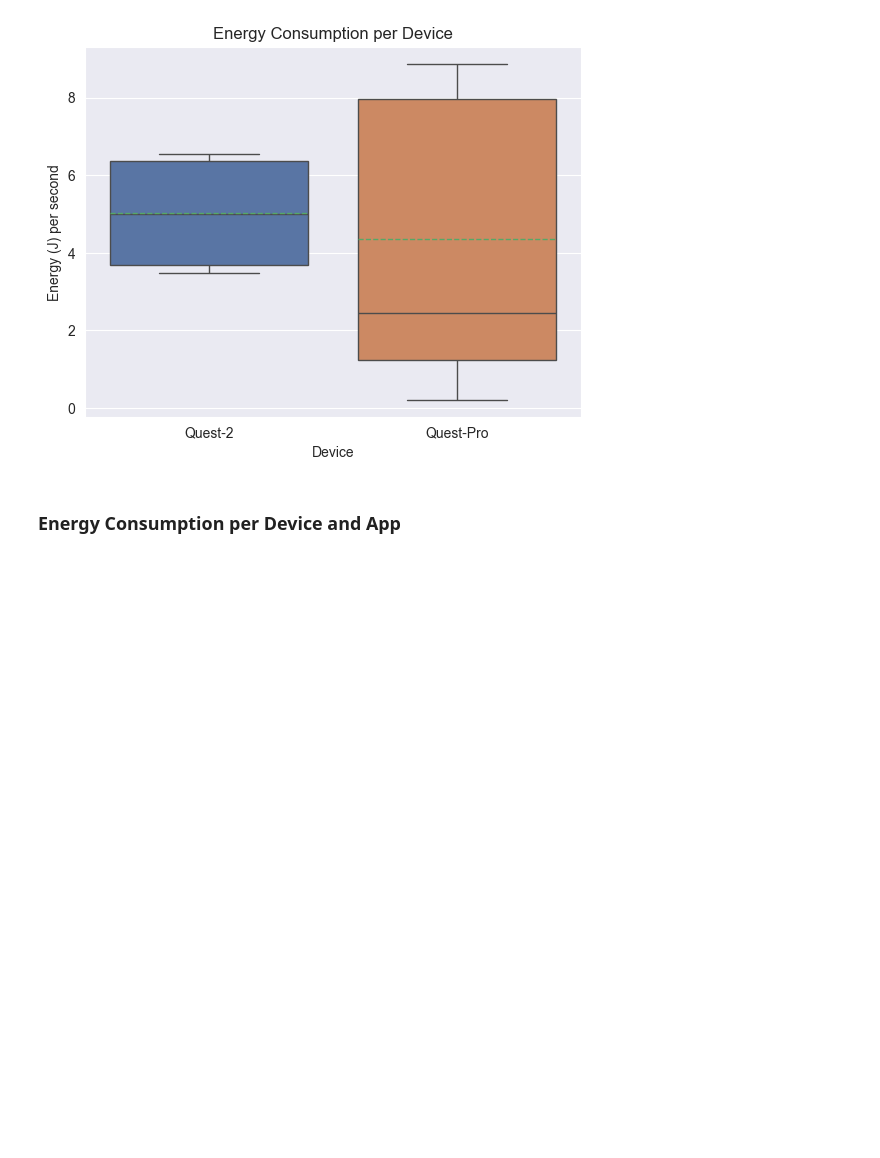
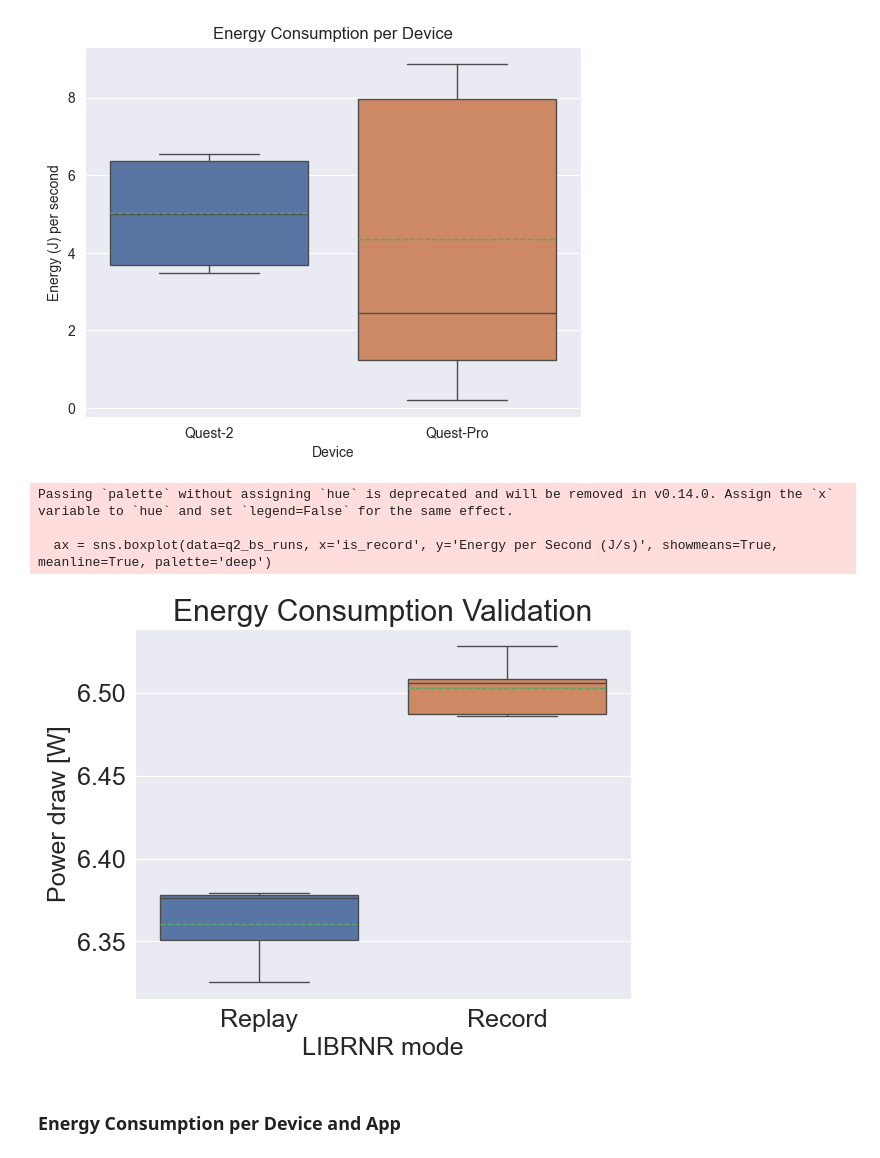
Before and after one commit to Raiduy/librnr-experiments, a Jupyter notebook: analysis_BM.ipynb, the cells around one changed output. Drawn from its saved outputs; the diff is of its cells as text; code cells hidden in the pictures; blank space fills up the shorter version.

```diff
--- a/analysis_BM.ipynb
+++ b/analysis_BM.ipynb
@@ -101,6 +101,27 @@ Passing `palette` without assigning `hue` is deprecated and will be removed in v
 
   sns.boxplot(data=bm, x='device', y='Energy per Second (J/s)', showmeans=True, meanline=True, palette='deep')
 [figure]
+# %%
+q2_bs_runs = bm[(bm['device'] == 'Quest-2' ) & (bm['is_wireless'] == True) & (bm['app'] == 'BeatSaber') & (bm['app_details'] == 'PopStars-Medium')].reset_index(drop=True)
+
+plt.rcParams.update({'font.size': 18})
+
+ax = sns.boxplot(data=q2_bs_runs, x='is_record', y='Energy per Second (J/s)', showmeans=True, meanline=True, palette='deep')
+plt.ylabel('Power draw [W]')
+plt.xlabel('LIBRNR mode')
+plt.title('Energy Consumption Validation')
+
+
+labels = ['Replay', 'Record']
+ax.set_xticklabels(labels)
+
+
+plt.show()
+# %% [output]
+Passing `palette` without assigning `hue` is deprecated and will be removed in v0.14.0. Assign the `x` variable to `hue` and set `legend=False` for the same effect.
+
+  ax = sns.boxplot(data=q2_bs_runs, x='is_record', y='Energy per Second (J/s)', showmeans=True, meanline=True, palette='deep')
+[figure, added]
 # %% [markdown]
 ### Energy Consumption per Device and App
 # %%
```
Also changed, not shown: parts of 1 cell of this notebook, 1 other file.
